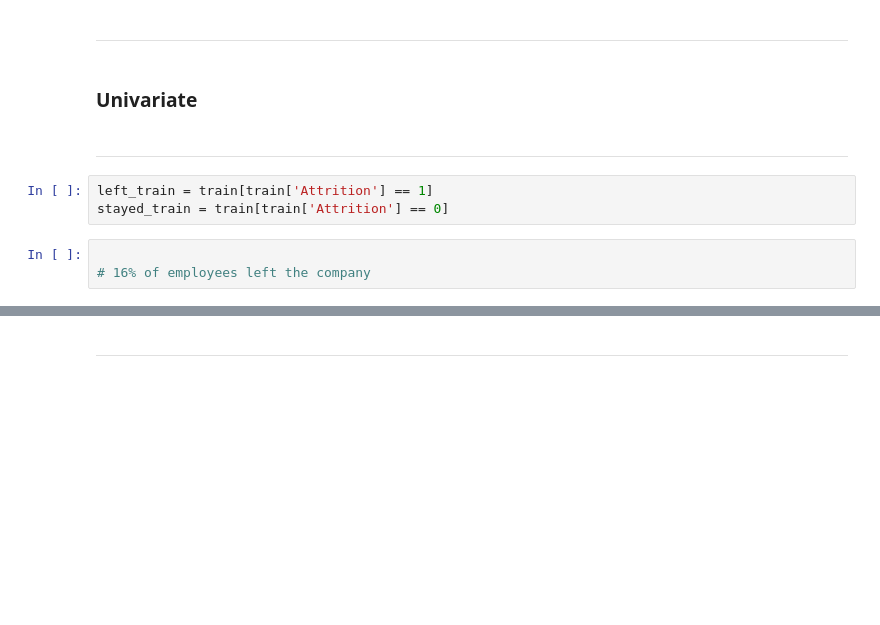
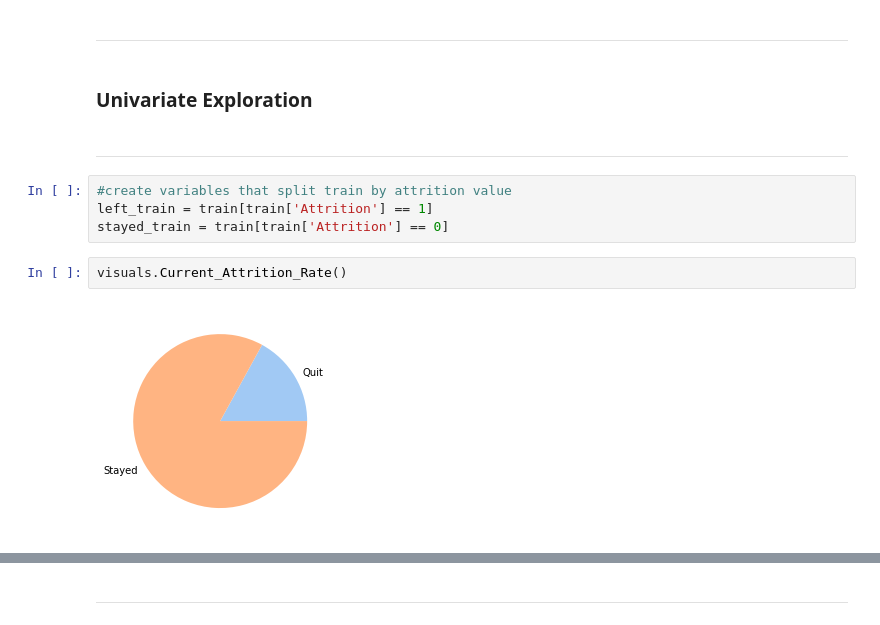
Before and after one commit to Kayfj41901/IBM_HR, a Jupyter notebook: Final Report .ipynb, the cells around one changed output, grey strips where cells are left out. Saved outputs shown, nothing was run; the diff lists cells and outputs as text; blank space fills up the shorter version.

```diff
--- a/Final Report .ipynb
+++ b/Final Report .ipynb
@@ -87,12 +82,14 @@ train, validate, test = prepare.split_HR_data(df)
 # %% [markdown]
 <hr style="border-top: 3px groove LightCyan ; margin-top: 1px; margin-bottom: 1px"></hr>
 # %% [markdown]
-### Univariate
+### Univariate Exploration
 # %% [markdown]
 <hr style="border-top: 1px groove LightCyan ; margin-top: 1px; margin-bottom: 1px"></hr>
 # %%
+#create variables that split train by attrition value
 left_train = train[train['Attrition'] == 1]
 stayed_train = train[train['Attrition'] == 0]
 # %%
-
-# 16% of employees left the company
+visuals.Current_Attrition_Rate()
+# %% [output]
+[figure, added]
```
Also changed, not shown: parts of 57 cells of this notebook, 2 other files.
